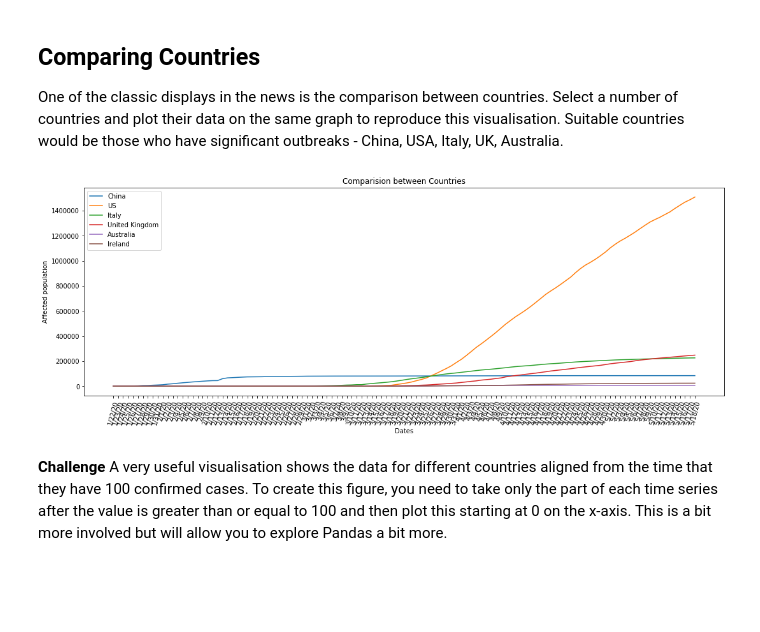
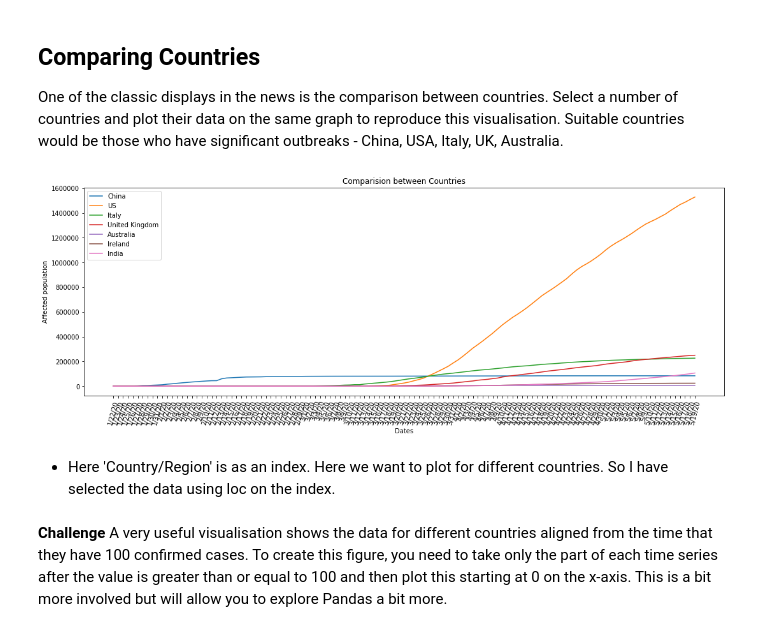
Before and after one commit to bhagyashreedhebe/Portfolios, a Jupyter notebook: Portfolio 2.ipynb, the cells around one changed output. Drawn from its saved outputs; the diff is of its cells as text; code cells hidden in the pictures; blank space fills up the shorter version.

```diff
--- a/Portfolio 2.ipynb
+++ b/Portfolio 2.ipynb
@@ -93,26 +90,30 @@ c= grouped.loc['Italy']
 d= grouped.loc['United Kingdom']
 e= grouped.loc['Australia']
 g= grouped.loc['Ireland']
+h= grouped.loc['India']
 # %%
 plt.figure(figsize=(18,6))
 plt.xticks(rotation=75)
 plt.plot(a, label= 'China')
 plt.plot(b, label= 'US')
 plt.plot(c, label= 'Italy')
 plt.plot(d, label= 'United Kingdom')
 plt.plot(e, label= 'Australia')
 plt.plot(g, label= 'Ireland')
+plt.plot(h, label= 'India')
 
 
 #Adding legend, title and labels
 plt.title('Comparision between Countries')
 plt.xlabel('Dates')
 plt.ylabel('Affected population')
 plt.legend()
 
 plt.show()
 # %% [output]
-[figure, old version]
+[figure, new version]
+# %% [markdown]
+* Here 'Country/Region' is as an index. Here we want to plot for different countries. So I have selected the data using loc on the index.
 # %% [markdown]
 **Challenge** A very useful visualisation shows the data for different countries aligned from the time that they have 100 confirmed cases.  To create this figure, you need to take only the part of each time series after the value is greater than or equal to 100 and then plot this starting at 0 on the x-axis.  This is a bit more involved but will allow you to explore Pandas a bit more.
 # %%
```
Also changed, not shown: parts of 67 cells of this notebook.
